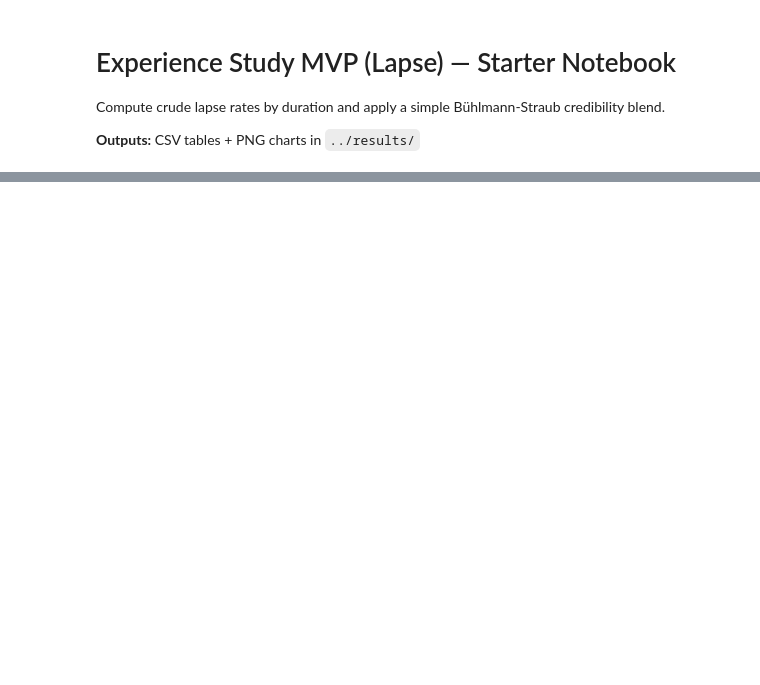
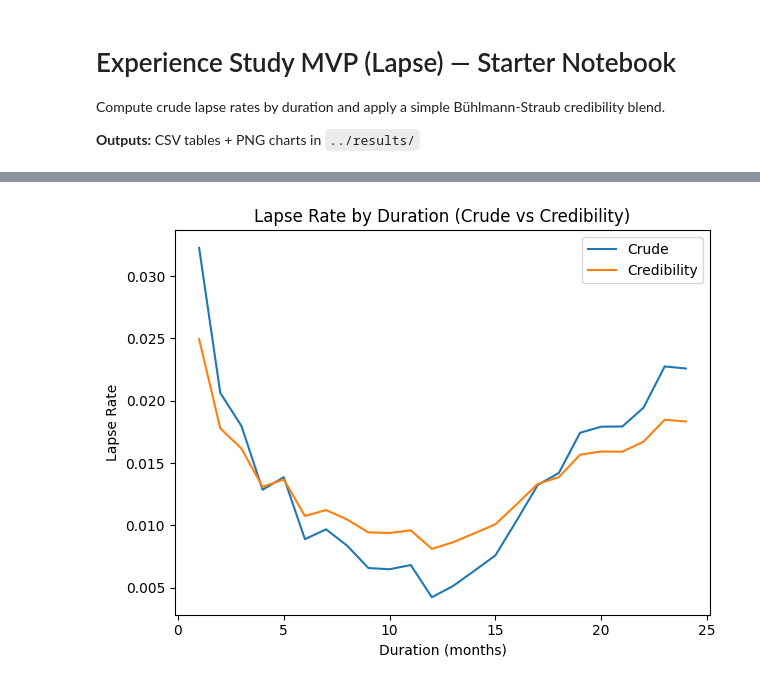
Before and after one commit to ewetseklc/Act-Sci-Project---Experience-Study-MVP, a Jupyter notebook: notebooks/experience_study_mvp.ipynb, the cells around one changed output, grey strips where cells are left out. Saved outputs shown, nothing was run; the diff lists cells and outputs as text; code cells hidden in the pictures; blank space fills up the shorter version.

```diff
--- a/notebooks/experience_study_mvp.ipynb
+++ b/notebooks/experience_study_mvp.ipynb
@@ -29,22 +50,24 @@ grp.head(12)
 # %%
 
-k = 50.0
+k = 5000.0
 overall = panel["termination_lapse"].sum() / panel["exposure"].sum()
 grp["Z"] = grp["exposure"] / (grp["exposure"] + k)
 grp["cred_lapse_rate"] = grp["Z"] * grp["crude_lapse_rate"] + (1 - grp["Z"]) * overall
 
 grp.to_csv(RESULTS_DIR / "lapse_rates_by_duration_cred.csv", index=False)
 
 plt.figure()
 plt.plot(grp["duration_month"], grp["crude_lapse_rate"], label="Crude")
 plt.plot(grp["duration_month"], grp["cred_lapse_rate"], label="Credibility")
 plt.title("Lapse Rate by Duration (Crude vs Credibility)")
 plt.xlabel("Duration (months)")
 plt.ylabel("Lapse Rate")
 plt.legend()
 plt.tight_layout()
 plt.savefig(RESULTS_DIR / "lapse_curve.png", dpi=150)
 plt.show()
+# %% [output]
+[figure, added]
 # %%
 
 dim = panel.groupby(["duration_month", "risk_class"]).agg(
```
Also changed, not shown: parts of 3 cells of this notebook, 5 other files.
